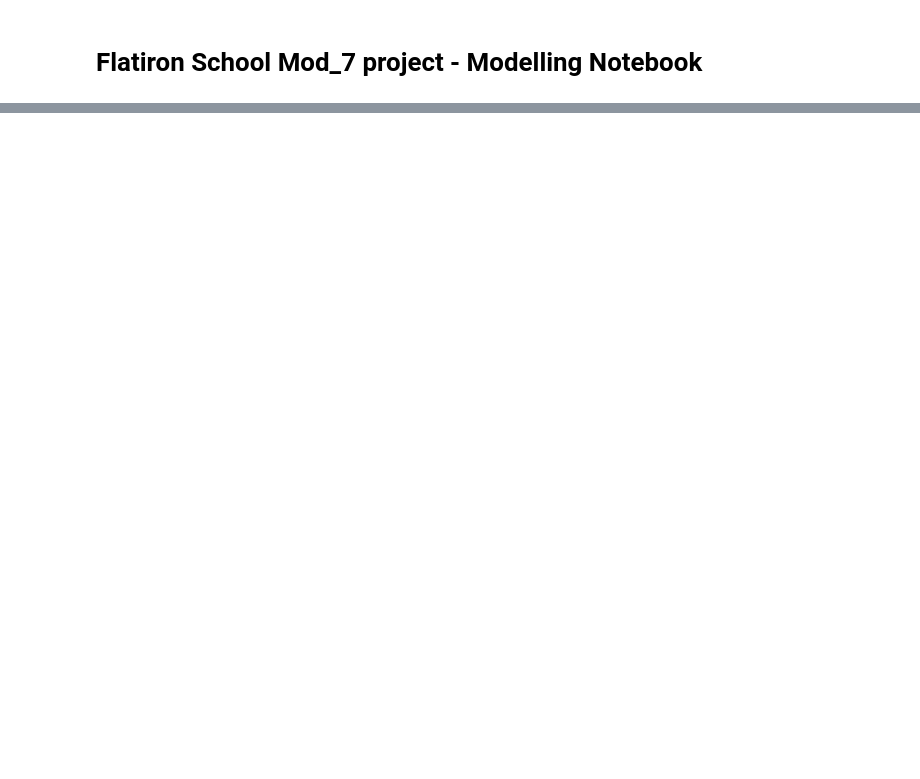
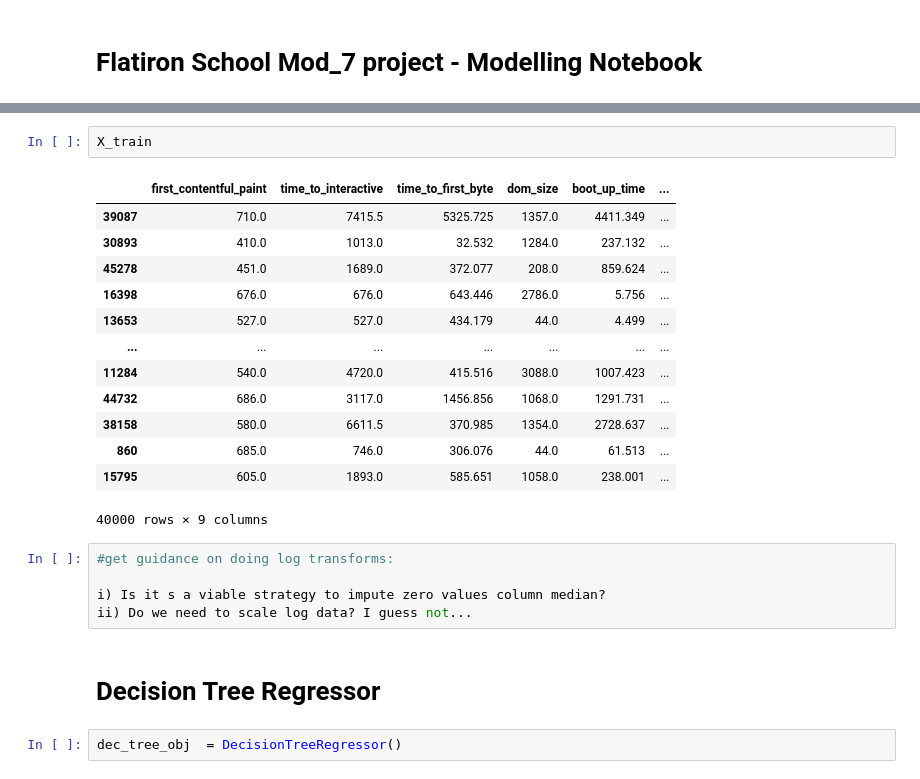
Before and after one commit to sandy-lee/Reverse-Engineering-Google-Pagespeed, a Jupyter notebook: flatiron_school_mod_7_projecy_modelling_notebook.ipynb, the cells around one changed output, grey strips where cells are left out. Drawn from its saved outputs; the diff is of its cells as text; blank space fills up the shorter version.

```diff
--- a/flatiron_school_mod_7_projecy_modelling_notebook.ipynb
+++ b/flatiron_school_mod_7_projecy_modelling_notebook.ipynb
@@ -82,0 +132,25 @@ array([[ 6.02183101e-01, -7.80336140e-01, -1.70842395e-01, ...,
+# %%
+X_train
+# %% [output]
+|  | first_contentful_paint | time_to_interactive | time_to_first_byte | dom_size | boot_up_time | ... |
+| 39087 | 710.0 | 7415.5 | 5325.725 | 1357.0 | 4411.349 | ... |
+| 30893 | 410.0 | 1013.0 | 32.532 | 1284.0 | 237.132 | ... |
+| 45278 | 451.0 | 1689.0 | 372.077 | 208.0 | 859.624 | ... |
+| 16398 | 676.0 | 676.0 | 643.446 | 2786.0 | 5.756 | ... |
+| 13653 | 527.0 | 527.0 | 434.179 | 44.0 | 4.499 | ... |
+| ... | ... | ... | ... | ... | ... | ... |
+| 11284 | 540.0 | 4720.0 | 415.516 | 3088.0 | 1007.423 | ... |
+| 44732 | 686.0 | 3117.0 | 1456.856 | 1068.0 | 1291.731 | ... |
+| 38158 | 580.0 | 6611.5 | 370.985 | 1354.0 | 2728.637 | ... |
+| 860 | 685.0 | 746.0 | 306.076 | 44.0 | 61.513 | ... |
+| 15795 | 605.0 | 1893.0 | 585.651 | 1058.0 | 238.001 | ... |
+40000 rows × 9 columns
+# %%
+#get guidance on doing log transforms:
+
+i) Is it s a viable strategy to impute zero values column median?
+ii) Do we need to scale log data? I guess not...
+# %% [markdown]
+# Decision Tree Regressor
+# %%
+dec_tree_obj  = DecisionTreeRegressor()
```
Also changed, not shown: parts of 32 cells of this notebook, 1 other file.
